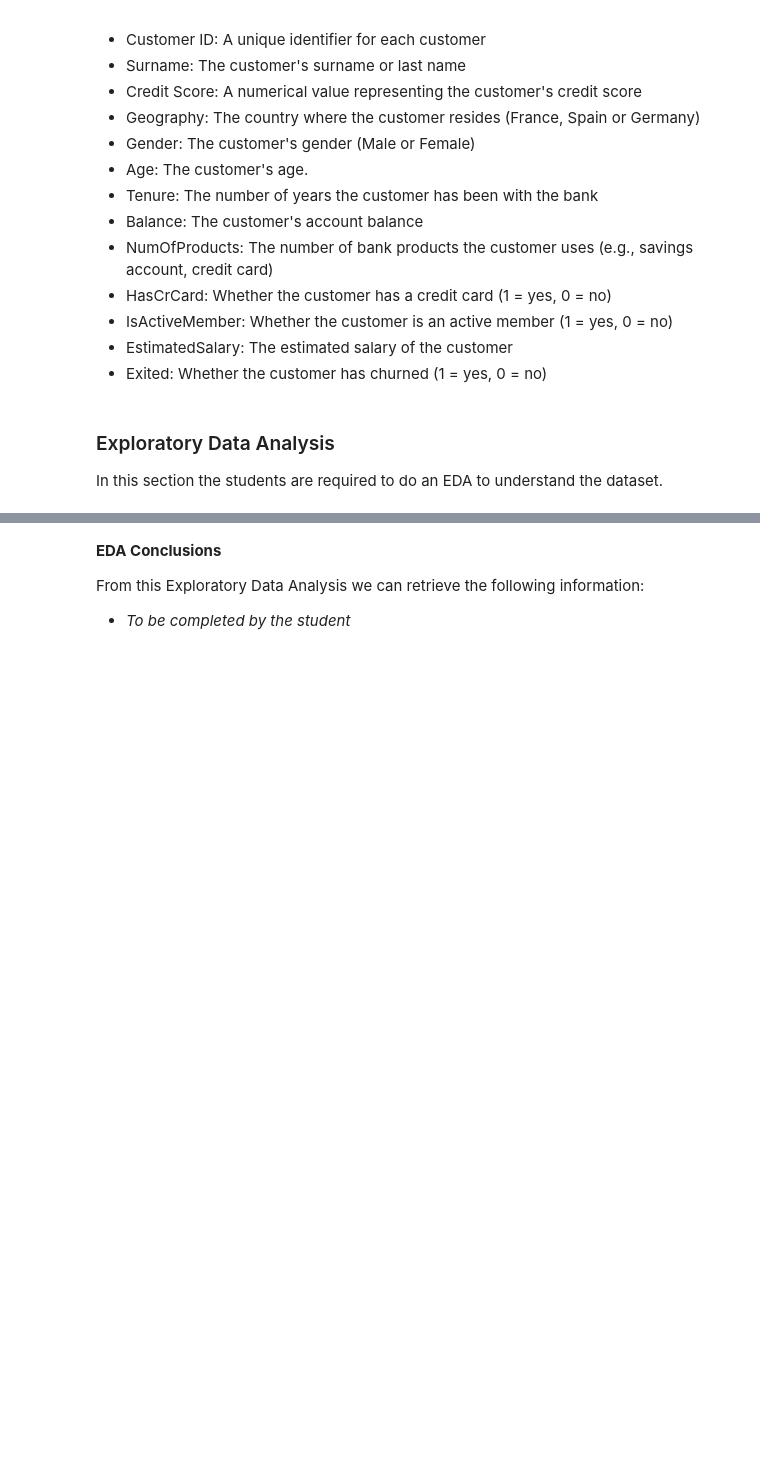
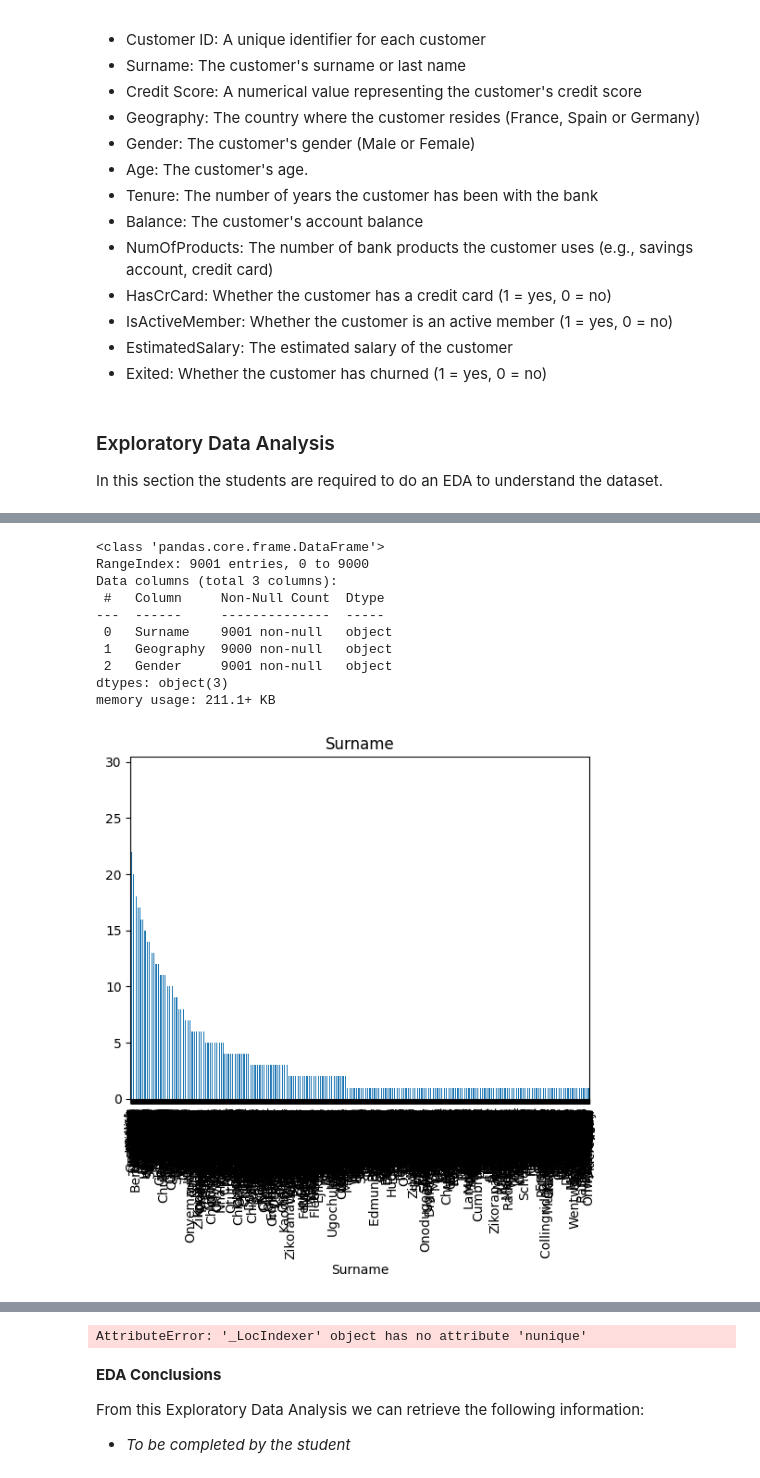
Before and after one commit to SOlivera-at-EADA/mlops-and-system-design, a Jupyter notebook: Class Exercise session_2/[exercise] machine-learning-pipeline.ipynb, the cells around one changed output, grey strips where cells are left out. Cells and saved outputs as stored; diff of their text form; code cells hidden in the pictures; blank space fills up the shorter version.

```diff
--- a/Class Exercise session_2/[exercise] machine-learning-pipeline.ipynb
+++ b/Class Exercise session_2/[exercise] machine-learning-pipeline.ipynb
@@ -30,5 +36,6 @@ In this section the students are required to do an EDA to understand the dataset
 # %%
 # Load the dataset
-...
+
+df = pd.read_csv("Churn_Modelling_train_test.csv")
 # %%
 # dataset analysis
@@ -36,3 +70,25 @@ In this section the students are required to do an EDA to understand the dataset
 # %%
 # review categorical variables
-...
+
+import matplotlib.pyplot as plt
+
+categorical_df =df.select_dtypes(include=["object"])
+categorical_df.info()
+
+for col in categorical_df.columns:
+    plt.figure()
+    categorical_df[col].value_counts().plot(kind="bar")
+    plt.title(col)
+    plt.show
+# %% [output]
+<class 'pandas.core.frame.DataFrame'>
+RangeIndex: 9001 entries, 0 to 9000
+Data columns (total 3 columns):
+ #   Column     Non-Null Count  Dtype
+---  ------     --------------  -----
+ 0   Surname    9001 non-null   object
+ 1   Geography  9000 non-null   object
+ 2   Gender     9001 non-null   object
+dtypes: object(3)
+memory usage: 211.1+ KB
+[figure, added]
@@ -39,6 +97,11 @@ In this section the students are required to do an EDA to understand the dataset
 # %%
 # review binary variables
-...
+
+numeric_df = df.select_dtypes(include=["float", "int"])
+binary_df = numeric_df.loc[:, numeric_df.loc.nunique() == 2]
+binary_df.info()
+# %% [output]
+AttributeError: '_LocIndexer' object has no attribute 'nunique'
 # %%
 # review numerical variables
 ...
```
Also changed, not shown: parts of 3 cells of this notebook.
